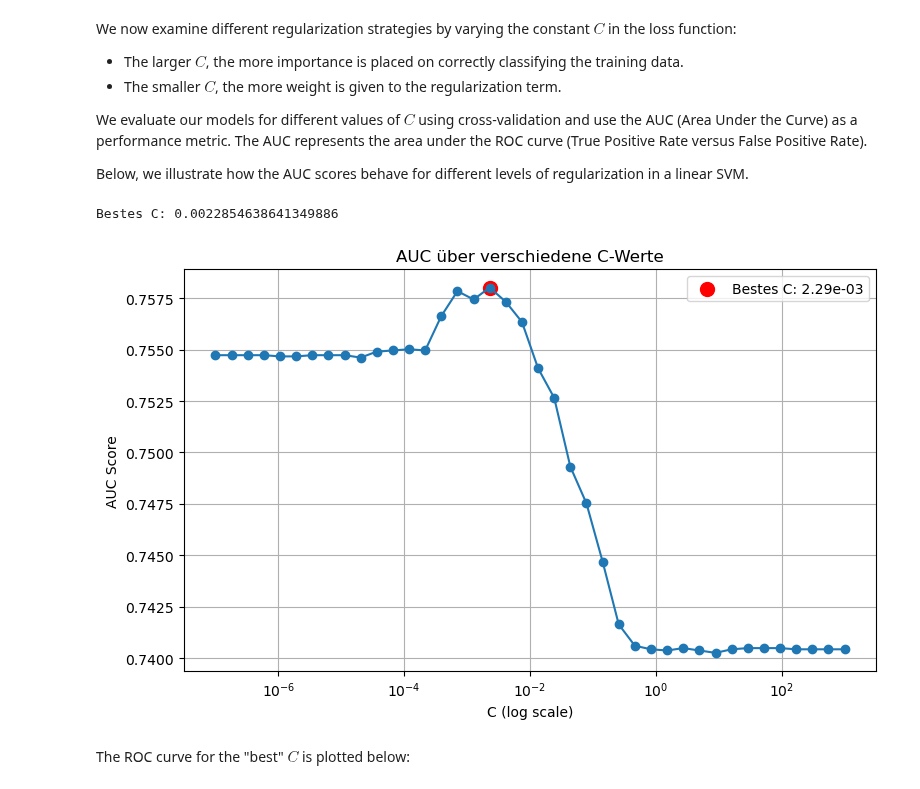
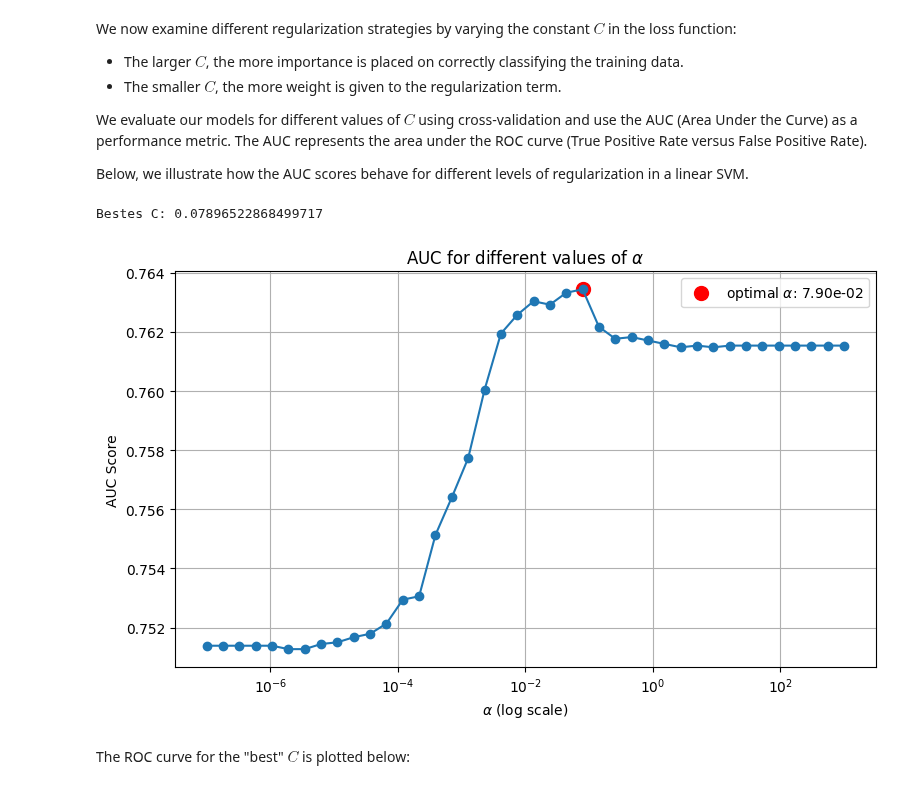
Before and after one commit to FelixFritz02/MasterKL, a Jupyter notebook: AI Numerics/Data Challenge/SVM.ipynb, the cells around one changed output. Cells and saved outputs as stored; diff of their text form; code cells hidden in the pictures.

```diff
--- a/AI Numerics/Data Challenge/SVM.ipynb
+++ b/AI Numerics/Data Challenge/SVM.ipynb
@@ -165,39 +165,39 @@ from DataLoader import HeartFailureDataset
 import matplotlib.colors as colors
 from sklearn.base import BaseEstimator, ClassifierMixin
 from sklearn.metrics import roc_auc_score
 from random import sample
 from sklearn.model_selection import cross_val_predict
 from sklearn.model_selection import StratifiedKFold
 
 C_values = np.logspace(-7, 3, 40)
 scores = []
-cv = StratifiedKFold(n_splits=2, shuffle=True, random_state=42)
+cv = StratifiedKFold(n_splits=10, shuffle=True, random_state=14)
 
 for C in C_values:
     clf = LinearSVC(C=C)
     decision_scores = cross_val_predict(clf, X, y_zero_one, cv=cv, method='decision_function')
     score = roc_auc_score(y_zero_one, decision_scores)
     scores.append(score)
 
 best_C = C_values[np.argmax(scores)]
 print("Bestes C:", best_C)
 
 best_idx = np.argmax(scores)
 
 plt.figure(figsize=(8, 5))
 plt.plot(C_values, scores, marker='o', linestyle='-')
-plt.scatter(C_values[best_idx], scores[best_idx], color='red', s=100, label=f'Bestes C: {best_C:.2e}')
+plt.scatter(C_values[best_idx], scores[best_idx], color='red', s=100, label=f'optimal $\\alpha$: {best_C:.2e}')
 plt.xscale('log')
-plt.xlabel('C (log scale)')
+plt.xlabel('$\\alpha$ (log scale)')
 plt.ylabel('AUC Score')
-plt.title('AUC über verschiedene C-Werte')
+plt.title('AUC for different values of $\\alpha$')
 plt.grid(True)
 plt.legend()
 plt.tight_layout()
 plt.show()
 # %% [output]
-Bestes C: 0.0022854638641349886
+Bestes C: 0.07896522868499717
-[figure, old version]
+[figure, new version]
 # %% [markdown]
 The ROC curve for the "best" $C$ is plotted below:
 # %%
```
Also changed, not shown: parts of 3 cells of this notebook, 3 other files.
